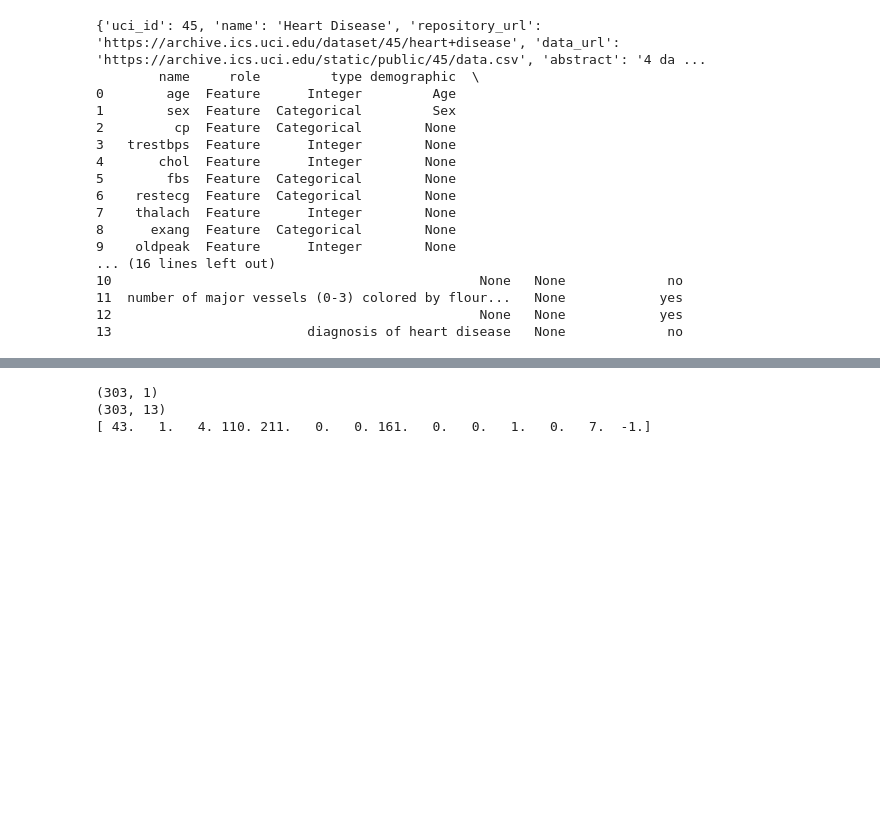
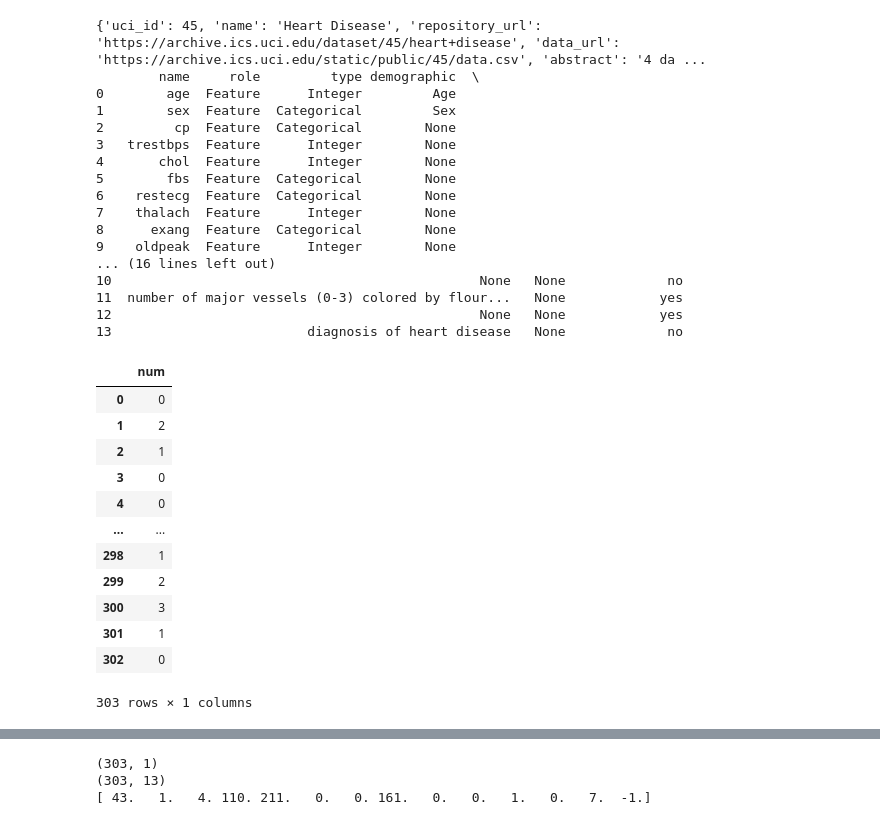
Before and after one commit to ebeltyukova/Classification-Benchmarks-DT-KNN-RF, a Jupyter notebook: heart_disease_db.ipynb, the cells around one changed output, grey strips where cells are left out. Cells and saved outputs as stored; diff of their text form; code cells hidden in the pictures; blank space fills up the shorter version.

```diff
--- a/heart_disease_db.ipynb
+++ b/heart_disease_db.ipynb
@@ -42,6 +43,21 @@ print(heart_disease.variables)
 13                         diagnosis of heart disease   None             no
 # %%
 #  decision trees, boosting family classifiers, logistic, and maybe SVMs
+Y
+# %% [output]
+|  | num |
+| 0 | 0 |
+| 1 | 2 |
+| 2 | 1 |
+| 3 | 0 |
+| 4 | 0 |
+| ... | ... |
+| 298 | 1 |
+| 299 | 2 |
+| 300 | 3 |
+| 301 | 1 |
+| 302 | 0 |
+303 rows × 1 columns
 # %%
 Y = (Y['num'] > 0).astype(float)
 
```
Also changed, not shown: parts of 7 cells of this notebook, 1 other file.
